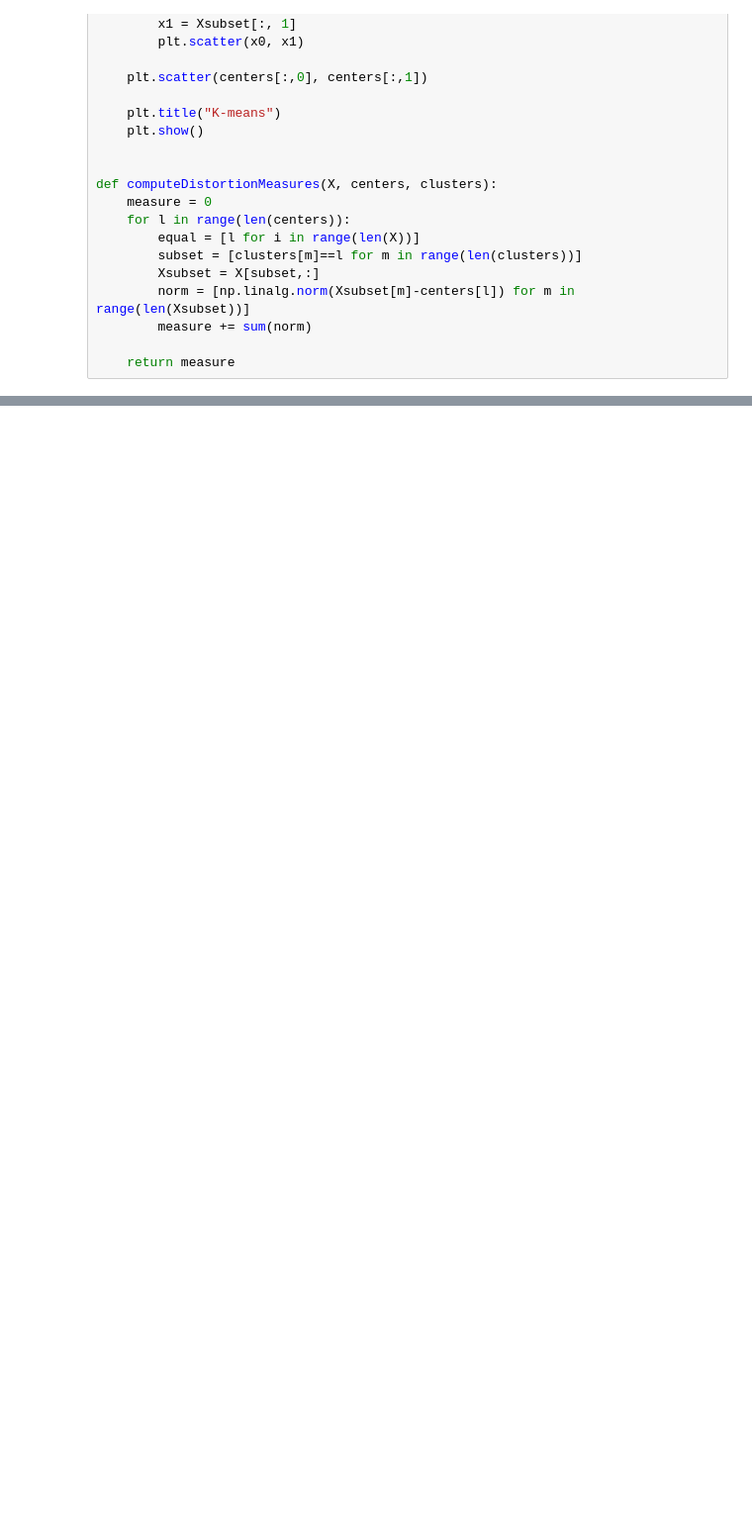
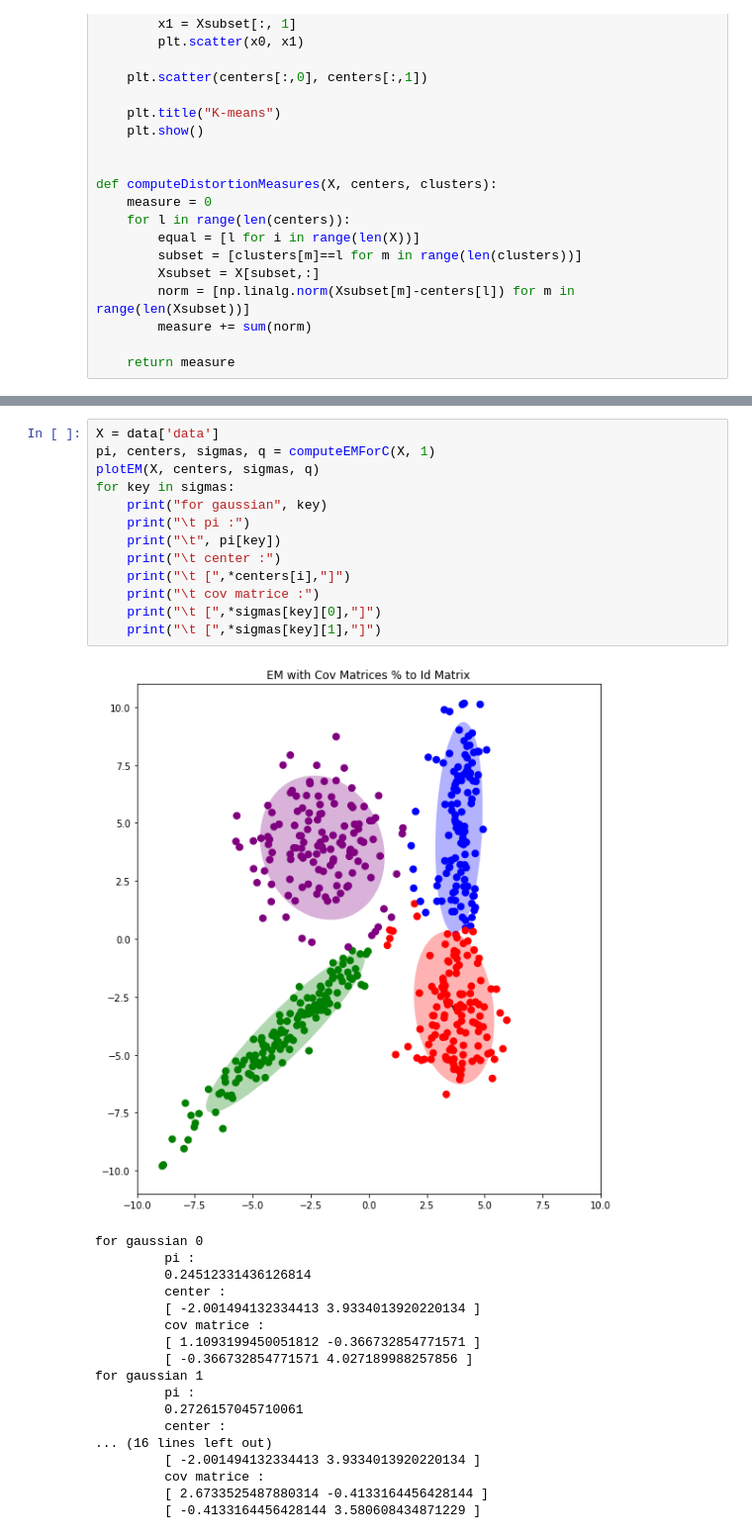
Before and after one commit to martinplouy/MVA, a Jupyter notebook: PGM/HW2/MVA_DM2_DELAFOURNIERE_PLOUY.ipynb, the cells around one changed output, grey strips where cells are left out. Shown at 99% size. Saved outputs shown, nothing was run; the diff lists cells and outputs as text; blank space fills up the shorter version.

```diff
--- a/PGM/HW2/MVA_DM2_DELAFOURNIERE_PLOUY.ipynb
+++ b/PGM/HW2/MVA_DM2_DELAFOURNIERE_PLOUY.ipynb
@@ -130,0 +420,32 @@ distortion measure :  1666.9638195211205
+# %%
+X = data['data']
+pi, centers, sigmas, q = computeEMForC(X, 1)
+plotEM(X, centers, sigmas, q)
+for key in sigmas:
+    print("for gaussian", key)
+    print("\t pi :")
+    print("\t", pi[key])
+    print("\t center :")
+    print("\t [",*centers[i],"]")
+    print("\t cov matrice :")
+    print("\t [",*sigmas[key][0],"]")
+    print("\t [",*sigmas[key][1],"]")
+# %% [output]
+[figure, added]
+for gaussian 0
+         pi :
+         0.24512331436126814
+         center :
+         [ -2.001494132334413 3.9334013920220134 ]
+         cov matrice :
+         [ 1.1093199450051812 -0.366732854771571 ]
+         [ -0.366732854771571 4.027189988257856 ]
+for gaussian 1
+         pi :
+         0.2726157045710061
+         center :
+... (16 lines left out)
+         [ -2.001494132334413 3.9334013920220134 ]
+         cov matrice :
+         [ 2.6733525487880314 -0.4133164456428144 ]
+         [ -0.4133164456428144 3.580608434871229 ]
```
Also changed, not shown: parts of 14 cells of this notebook, 1 other file.
